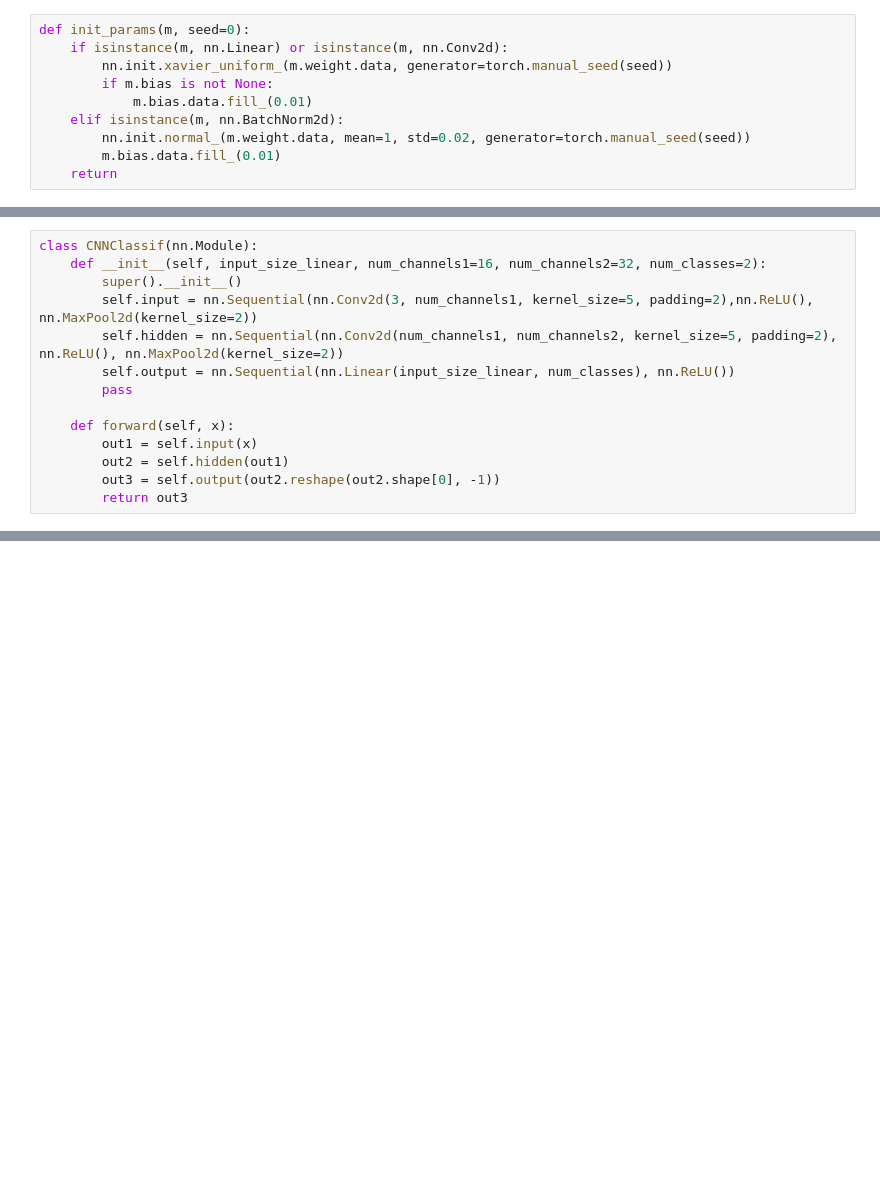
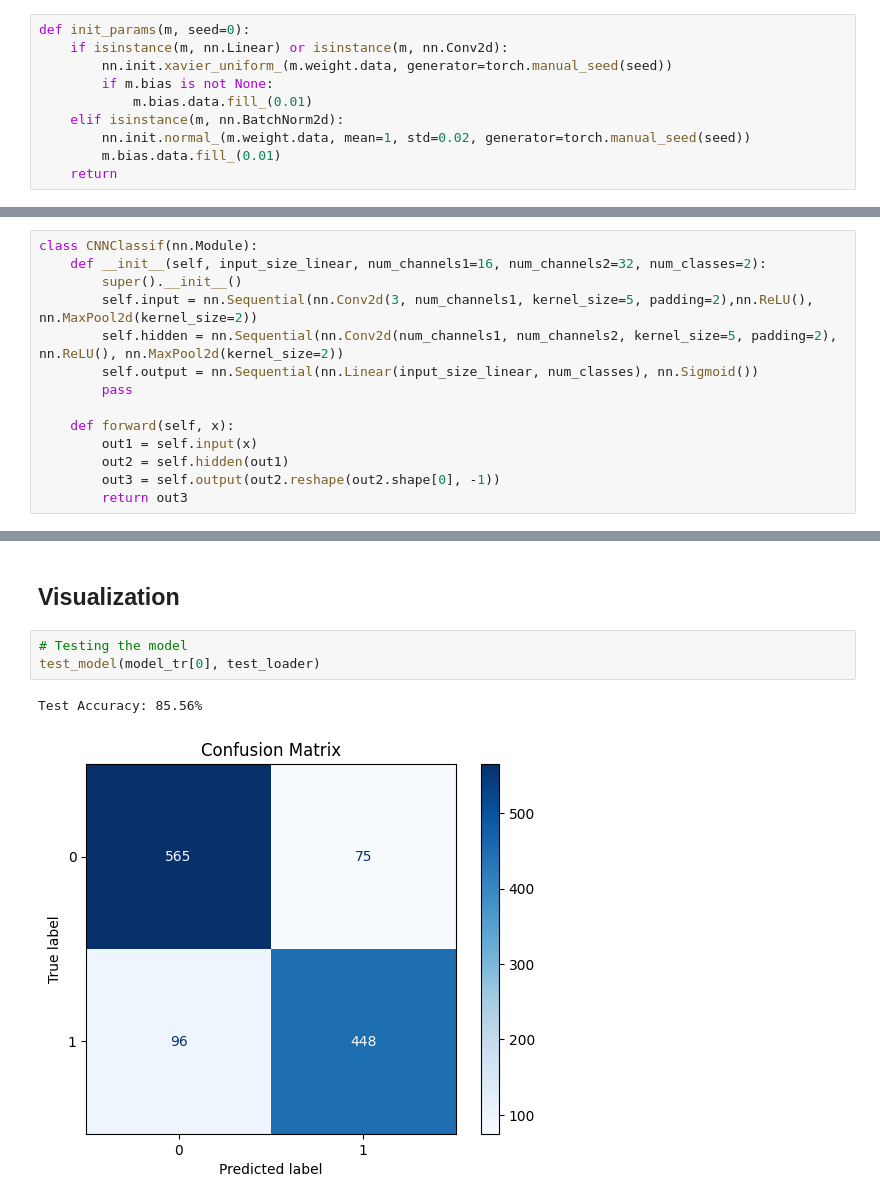
Before and after one commit to paullouppe/MuffinOrChihuahuaCNN, a Jupyter notebook: notebooks/Muffin_or_Chihuahua.ipynb, the cells around one changed output, grey strips where cells are left out. Saved outputs shown, nothing was run; the diff lists cells and outputs as text; blank space fills up the shorter version.

```diff
--- a/notebooks/Muffin_or_Chihuahua.ipynb
+++ b/notebooks/Muffin_or_Chihuahua.ipynb
@@ -212,7 +335,7 @@ class CNNClassif(nn.Module):
         super().__init__()
         self.input = nn.Sequential(nn.Conv2d(3, num_channels1, kernel_size=5, padding=2),nn.ReLU(), nn.MaxPool2d(kernel_size=2))
         self.hidden = nn.Sequential(nn.Conv2d(num_channels1, num_channels2, kernel_size=5, padding=2), nn.ReLU(), nn.MaxPool2d(kernel_size=2))
-        self.output = nn.Sequential(nn.Linear(input_size_linear, num_classes), nn.ReLU())
+        self.output = nn.Sequential(nn.Linear(input_size_linear, num_classes), nn.Sigmoid())
         pass
 
     def forward(self, x):
@@ -409,0 +466,8 @@ RuntimeError: Numpy is not available
+# %% [markdown]
+## Visualization
+# %%
+# Testing the model
+test_model(model_tr[0], test_loader)
+# %% [output]
+Test Accuracy: 85.56%
+[figure, added]
```
Also changed, not shown: parts of 66 cells of this notebook, 1 other file.
